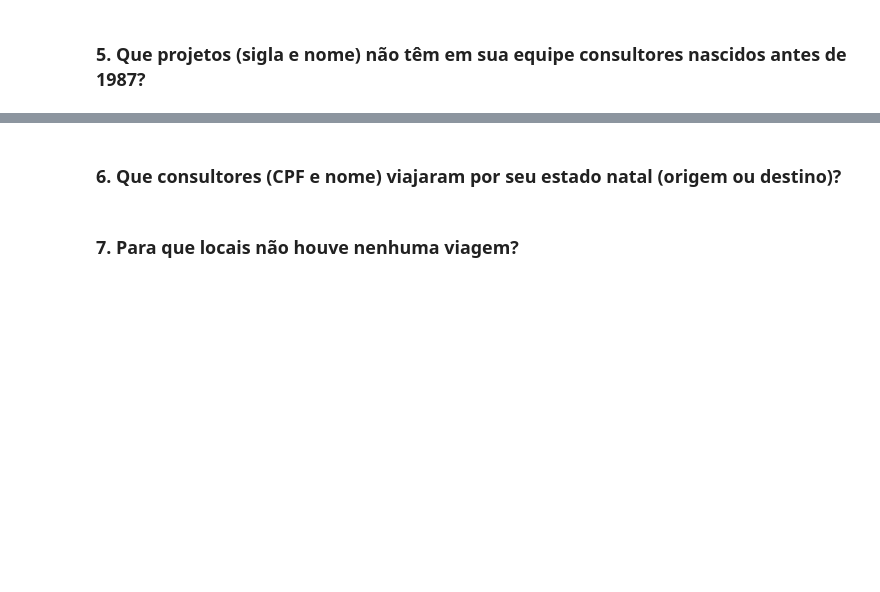
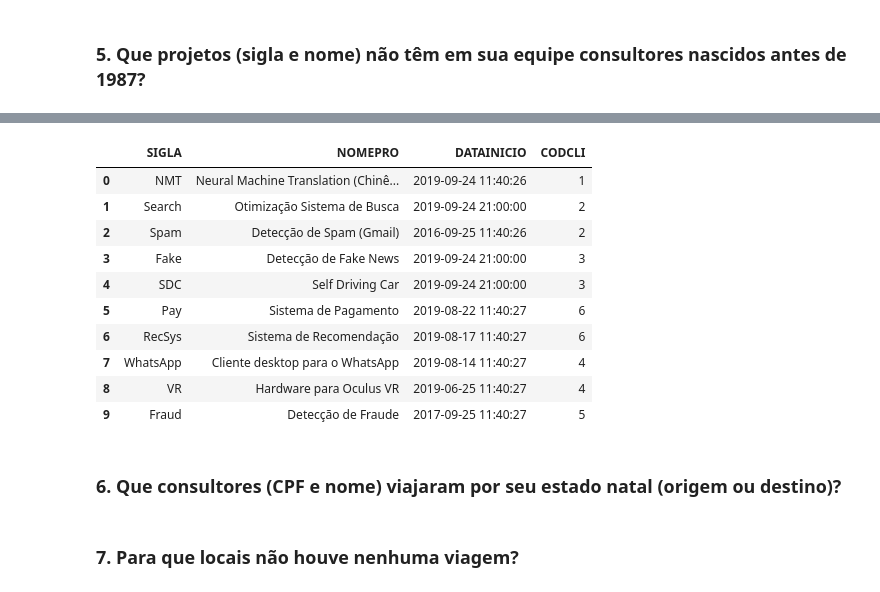
Before and after one commit to abnermneves/ibd, a Jupyter notebook: exercicios/Exercícios parte 2.ipynb, the cells around one changed output, grey strips where cells are left out. Cells and saved outputs as stored; diff of their text form; code cells hidden in the pictures; blank space fills up the shorter version.

```diff
--- a/exercicios/Exercícios parte 2.ipynb
+++ b/exercicios/Exercícios parte 2.ipynb
@@ -98,3 +156,17 @@ df
+# %%
+projeto
+# %% [output]
+|  | SIGLA | NOMEPRO | DATAINICIO | CODCLI |
+| 0 | NMT | Neural Machine Translation (Chinê... | 2019-09-24 11:40:26 | 1 |
+| 1 | Search | Otimização Sistema de Busca | 2019-09-24 21:00:00 | 2 |
+| 2 | Spam | Detecção de Spam (Gmail) | 2016-09-25 11:40:26 | 2 |
+| 3 | Fake | Detecção de Fake News | 2019-09-24 21:00:00 | 3 |
+| 4 | SDC | Self Driving Car | 2019-09-24 21:00:00 | 3 |
+| 5 | Pay | Sistema de Pagamento | 2019-08-22 11:40:27 | 6 |
+| 6 | RecSys | Sistema de Recomendação | 2019-08-17 11:40:27 | 6 |
+| 7 | WhatsApp | Cliente desktop para o WhatsApp | 2019-08-14 11:40:27 | 4 |
+| 8 | VR | Hardware para Oculus VR | 2019-06-25 11:40:27 | 4 |
+| 9 | Fraud | Detecção de Fraude | 2017-09-25 11:40:27 | 5 |
 # %% [markdown]
 ### 6. Que consultores (CPF e nome) viajaram por seu estado natal (origem ou destino)?
 # %% [markdown]
```
Also changed, not shown: parts of 5 cells of this notebook.
